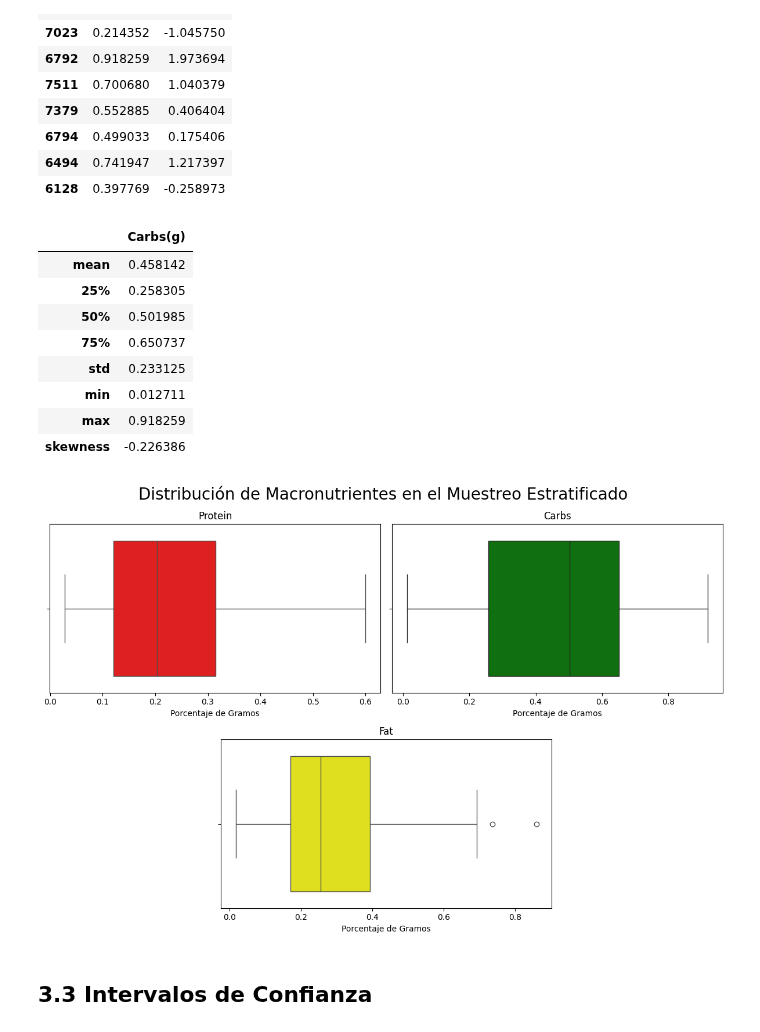
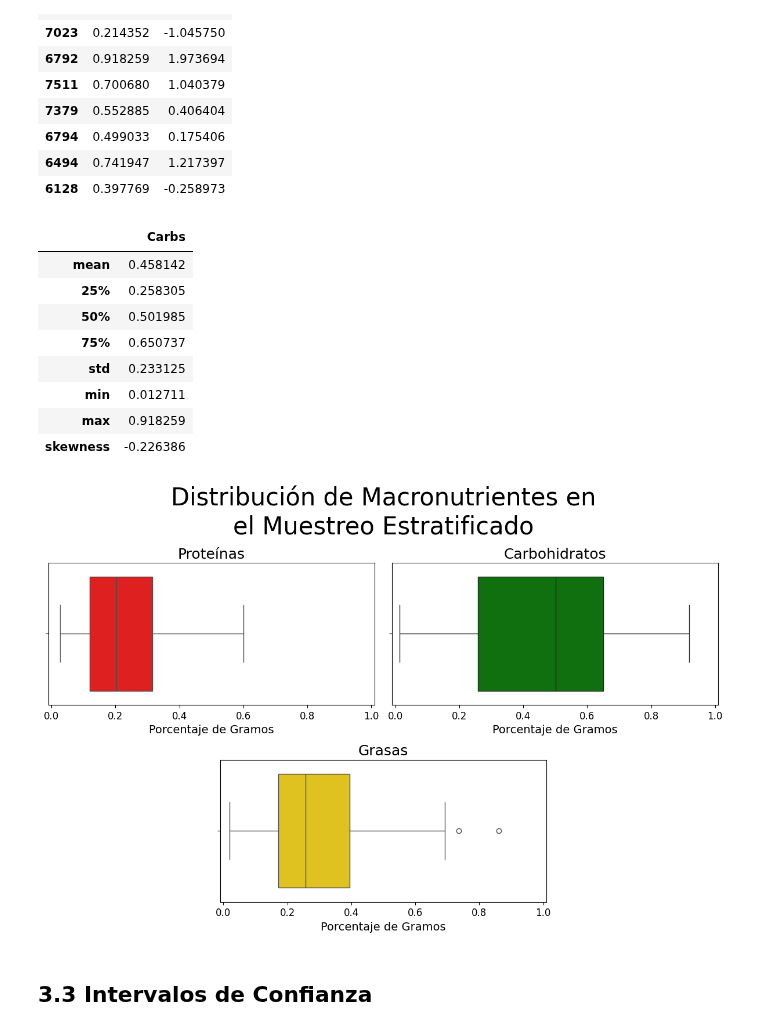
Before and after one commit to alexisuaguilaru/Analysis_Nutritional_Information, a Jupyter notebook: Documentation/AlexisAguilar_Reporte.ipynb, the cells around one changed output. Saved outputs shown, nothing was run; the diff lists cells and outputs as text; code cells hidden in the pictures.

Commit message:
MOD at style and aesthetic of plot

```diff
--- a/Documentation/AlexisAguilar_Reporte.ipynb
+++ b/Documentation/AlexisAguilar_Reporte.ipynb
@@ -43,21 +74,17 @@ def Plot_DistributionMacronutrients(Diets_Dataset:pd.DataFrame,Macronutrients:li
 # %%
-def Plot_MacronutientsByDiet_Histogram(Diets_Dataset:pd.DataFrame,Macronutrients:list[str],Diet:str) -> None:
+def Plot_MacronutientsByDiet_Histogram(Diets_Dataset:pd.DataFrame,Diet:str) -> None:
     """
         Función para gráficar los histogramas de los macronutrientes
         para dieta en específico.
     """
     diet_type_dataset = Diets_Dataset.query("Diet_type == @Diet")
     def PlotMacronutients():
-        Display = "PPCC\n.FF."
-        fig , axes = plt.subplot_mosaic(Display,figsize=(12,8),layout='tight')
+        fig , axes , ConfigPlot = __CreateMosaicPlot()
+        for macronutrient , display , color in ConfigPlot:
+            sns.histplot(data=diet_type_dataset,x=macronutrient,ax=axes[display],stat='proportion',bins=25,color=color)
+            __SetLabelsPlot(axes[display],MapTranslate[macronutrient],'Porcentaje de Gramos','Proporción')
 
-        ConfigPlot = zip(Macronutrients,['C','P','F'],['green','red','yellow'])
-        for macronutrient , display , color in ConfigPlot:
-            sns.histplot(data=diet_type_dataset,x=macronutrient,ax=axes[display],stat='proportion',bins=50,color=color)
-            axes[display].set_title(macronutrient[:-3])
-            axes[display].set_xlabel('Porcentaje de Gramos')
-
-        fig.suptitle(f'Dieta: {Diet}',size=25)
+        __SetTitleFig(fig,f'Dieta: {Diet}')
 
     PlotMacronutients()
 # %%
@@ -156,13 +179,11 @@ def ConfidenceIntervalPopulationMean(Data_Sample:np.ndarray,Confidence:float) ->
 # %%
 # Carga de datos
 
+macronutrients = ['Carbs(g)','Protein(g)','Fat(g)']
+
 Diets_Dataset = pd.read_csv('../Datasets/Diets_Dataset.csv')
 Diets_Dataset.drop(columns=['Extraction_day','Extraction_time'],inplace=True)
+Diets_Dataset.rename(columns={macronutrient : macronutrient[:-3] for macronutrient in macronutrients},inplace=True)
-# %%
-# Definición de variables principales
-
-Macronutrients = ['Carbs(g)','Protein(g)','Fat(g)']
-Diets = ['dash', 'keto', 'mediterranean', 'paleo', 'vegan']
 # %% [markdown]
 # 1. Presentación de los Datos
 # %% [markdown]
@@ -326,5 +347,5 @@ Dieta: vegan
 # Histograma de los macronutrientes por dieta
 
 for diet in Diets:
-    Plot_MacronutientsByDiet_Histogram(Diets_Dataset,Macronutrients,diet)
+    Plot_MacronutientsByDiet_Histogram(Diets_Dataset,diet)
 # %% [output]
@@ -503,9 +524,9 @@ ZScores_Sample(StratifiedSample,'Carbs(g)').head(10)
 # %%
 # Se calculan las medidas de tendencia central y de dispersión de la muestra
 
-SummaryMeasures(StratifiedSample,['Carbs(g)'])
+SummaryMeasures(StratifiedSample,['Carbs'])
 # %% [output]
-|  | Carbs(g) |
+|  | Carbs |
 | mean | 0.458142 |
 | 25% | 0.258305 |
 | 50% | 0.501985 |
@@ -517,10 +538,10 @@ SummaryMeasures(StratifiedSample,['Carbs(g)'])
 # %%
 # Plot de la distribución de los macronutrientes en el muestreo
 
-fig , _ = Plot_DistributionMacronutrients(StratifiedSample,Macronutrients)
-fig.suptitle('Distribución de Macronutrientes en el Muestreo Estratificado',size=20);
+fig = Plot_DistributionMacronutrients(StratifiedSample)
+__SetTitleFig(fig,'Distribución de Macronutrientes en\nel Muestreo Estratificado')
 # %% [output]
-[figure, old version]
+[figure, new version]
 # %% [markdown]
 ## 3.3 Intervalos de Confianza
 # %%
```
Also changed, not shown: parts of 23 cells of this notebook, 10 other files.
